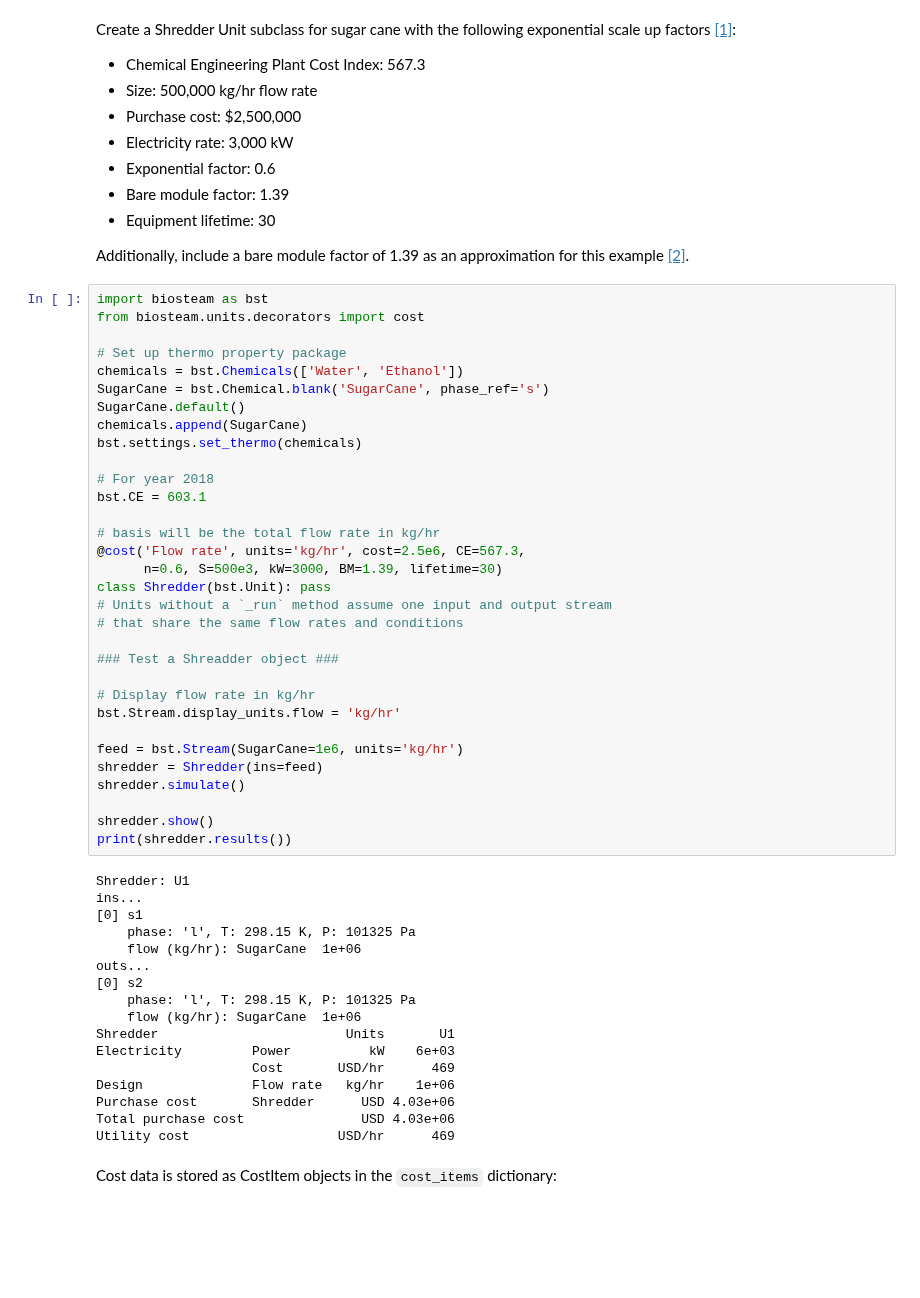
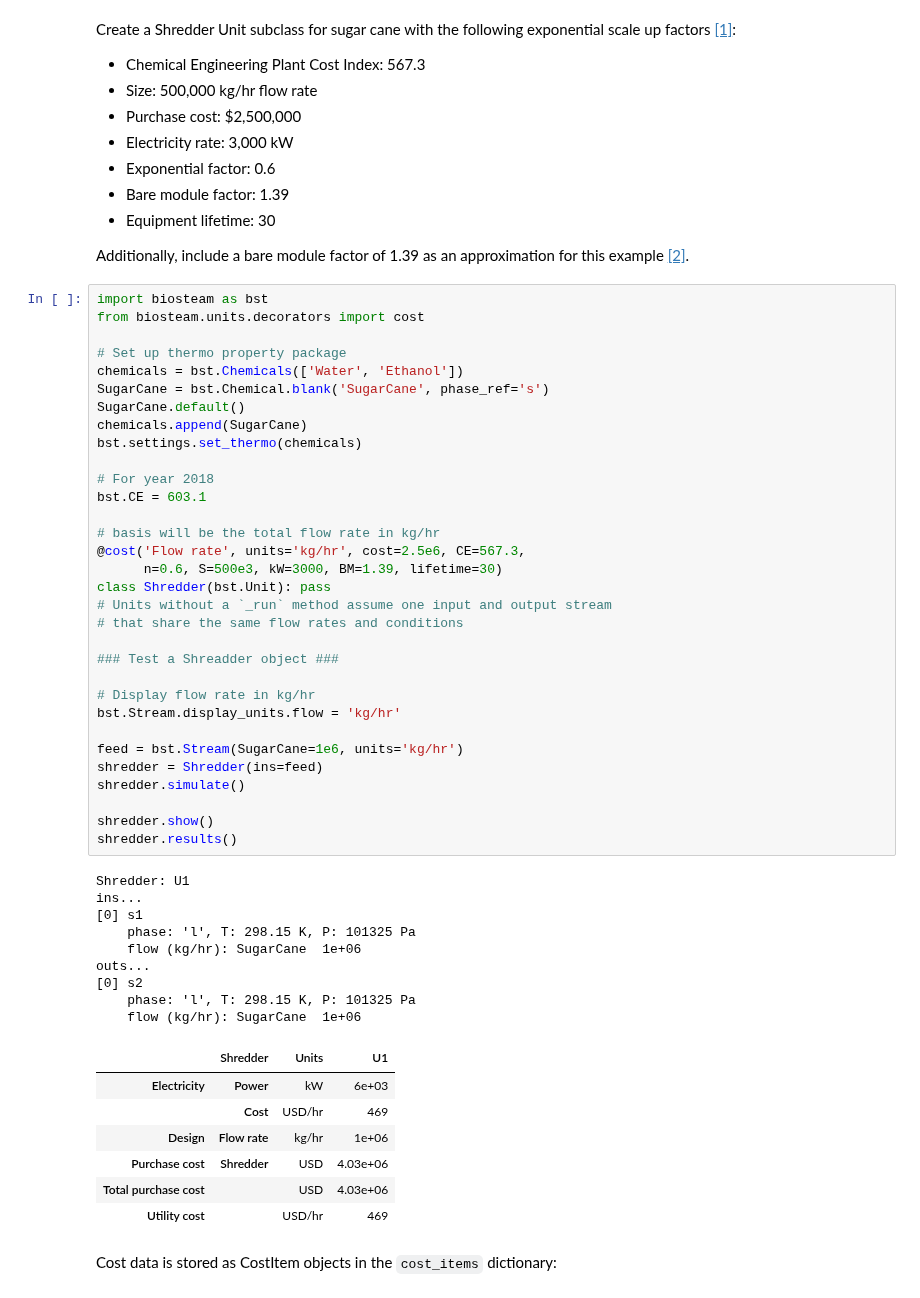
Before and after one commit to BioSTEAMDevelopmentGroup/biosteam, a Jupyter notebook: docs/tutorial/Inheriting_from_Unit.ipynb, the cells around one changed output. Saved outputs shown, nothing was run; the diff lists cells and outputs as text; blank space fills up the shorter version.

```diff
--- a/docs/tutorial/Inheriting_from_Unit.ipynb
+++ b/docs/tutorial/Inheriting_from_Unit.ipynb
@@ -353,41 +351,41 @@ bst.settings.set_thermo(chemicals)
 # For year 2018
 bst.CE = 603.1
 
 # basis will be the total flow rate in kg/hr
 @cost('Flow rate', units='kg/hr', cost=2.5e6, CE=567.3,
       n=0.6, S=500e3, kW=3000, BM=1.39, lifetime=30)
 class Shredder(bst.Unit): pass
 # Units without a `_run` method assume one input and output stream
 # that share the same flow rates and conditions
 
 ### Test a Shreadder object ###
 
 # Display flow rate in kg/hr
 bst.Stream.display_units.flow = 'kg/hr'
 
 feed = bst.Stream(SugarCane=1e6, units='kg/hr')
 shredder = Shredder(ins=feed)
 shredder.simulate()
 
 shredder.show()
-print(shredder.results())
+shredder.results()
 # %% [output]
 Shredder: U1
 ins...
 [0] s1
     phase: 'l', T: 298.15 K, P: 101325 Pa
     flow (kg/hr): SugarCane  1e+06
 outs...
 [0] s2
     phase: 'l', T: 298.15 K, P: 101325 Pa
     flow (kg/hr): SugarCane  1e+06
-Shredder                        Units       U1
-Electricity         Power          kW    6e+03
-                    Cost       USD/hr      469
-Design              Flow rate   kg/hr    1e+06
-Purchase cost       Shredder      USD 4.03e+06
-Total purchase cost               USD 4.03e+06
-Utility cost                   USD/hr      469
+|  | Shredder | Units | U1 |
+| Electricity | Power | kW | 6e+03 |
+|  | Cost | USD/hr | 469 |
+| Design | Flow rate | kg/hr | 1e+06 |
+| Purchase cost | Shredder | USD | 4.03e+06 |
+| Total purchase cost |  | USD | 4.03e+06 |
+| Utility cost |  | USD/hr | 469 |
 # %% [markdown]
 Cost data is stored as CostItem objects in the `cost_items` dictionary:
 # %%
```
Also changed, not shown: parts of 7 cells of this notebook, 6 other files.
